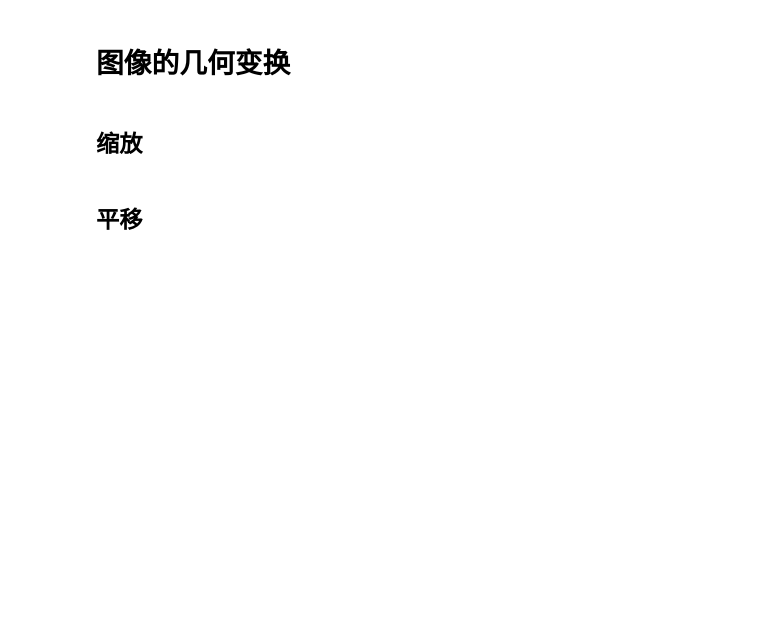
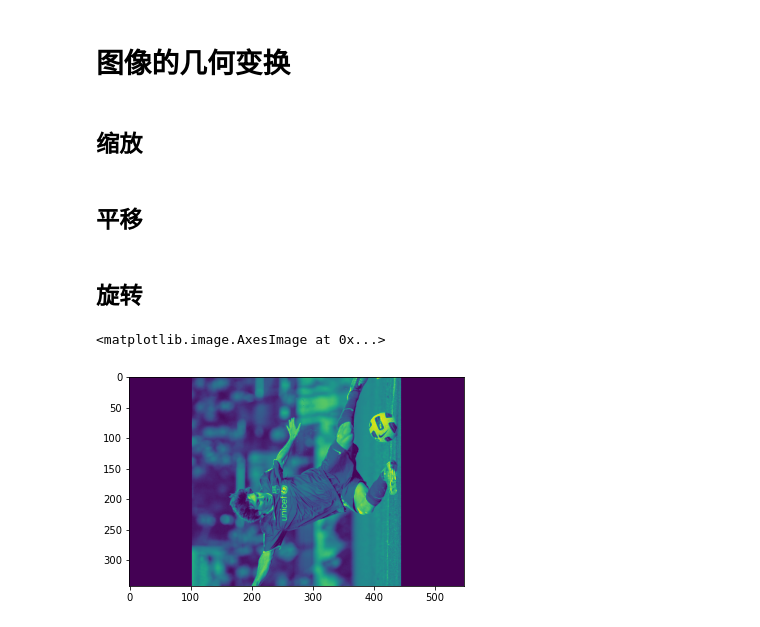
Before and after one commit to ghcn345/OpenCV, a Jupyter notebook: 4-图像处理.ipynb, the cells around one changed output. Saved outputs shown, nothing was run; the diff lists cells and outputs as text; code cells hidden in the pictures; blank space fills up the shorter version.

```diff
--- a/4-图像处理.ipynb
+++ b/4-图像处理.ipynb
@@ -63,3 +63,16 @@ dst = cv.warpAffine(img,M,(cols,rows))
 cv.imshow('img',dst)
 cv.waitKey(0)
 cv.destroyAllWindows()
+# %% [markdown]
+## 旋转
+# %%
+img = cv.imread('messi.jpg',0)
+rows,cols = img.shape
+# cols-1 和 rows-1 是坐标限制
+M = cv.getRotationMatrix2D(((cols-1)/2.0,(rows-1)/2.0),90,1)
+dst = cv.warpAffine(img,M,(cols,rows))
+# %%
+plt.imshow(dst)
+# %% [output]
+<matplotlib.image.AxesImage at 0x...>
+[figure, added]
```
Also changed, not shown: parts of 5 cells of this notebook.
